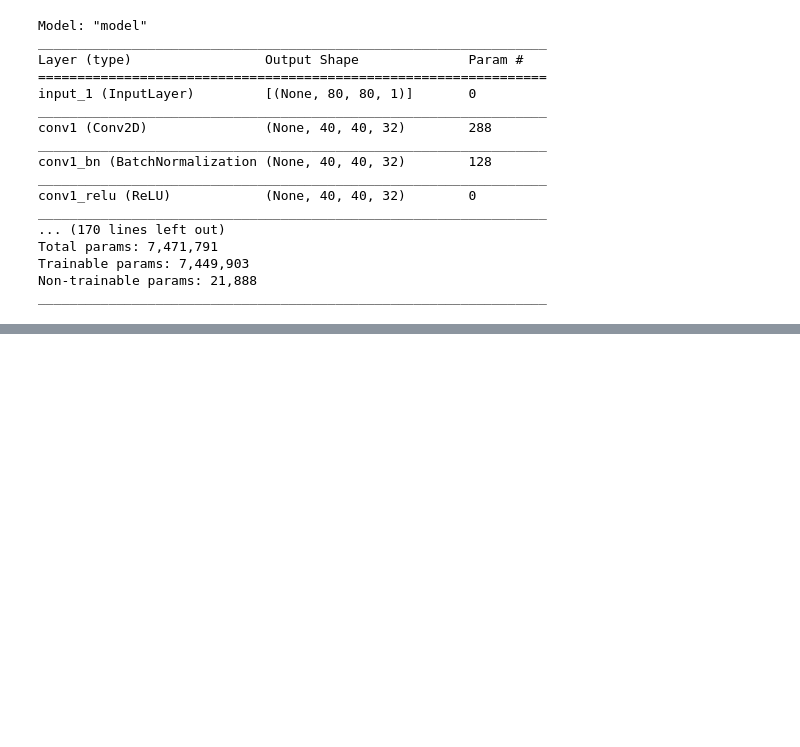
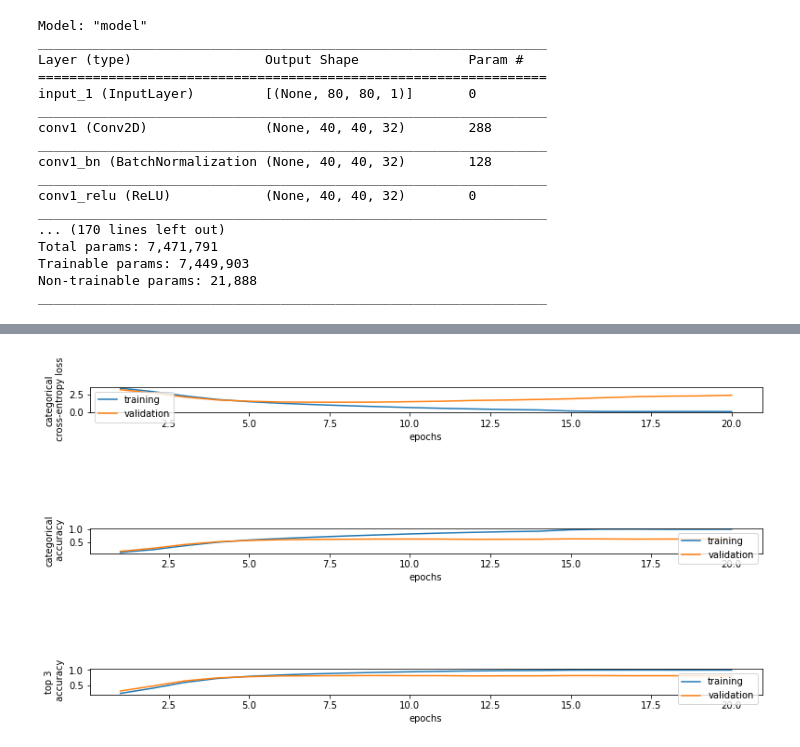
Before and after one commit to datascisteven/Flictionary, a Jupyter notebook: notebooks/cnn.ipynb, the cells around one changed output, grey strips where cells are left out. Cells and saved outputs as stored; diff of their text form; code cells hidden in the pictures; blank space fills up the shorter version.

```diff
--- a/notebooks/cnn.ipynb
+++ b/notebooks/cnn.ipynb
@@ -214 +316,37 @@ Epoch 00020: saving model to /content/drive/MyDrive/Colab Notebooks/Flictionary/
+# %%
+def train_val_metrics(epochs, model_training):
+    epochs = range(1, epochs+1)
+    metrics = model_training
+    train_loss = metrics['categorical_crossentropy']
+    train_acc = metrics['categorical_accuracy']
+    train_acc_2 = metrics['top_3_accuracy']
+    val_loss = metrics['val_categorical_crossentropy']
+    val_acc = metrics['val_categorical_accuracy']
+    val_acc_2 = metrics['val_top_3_accuracy']
+
+
+    ax = plt.subplot(311)
+    train, = ax.plot(epochs, train_loss)
+    val, = ax.plot(epochs, val_loss)
+    ax.legend([train, val], ['training', 'validation'])
+    ax.set(xlabel='epochs', ylabel='categorical\n cross-entropy loss')
+
+    ax2 = plt.subplot(312)
+    train2, = ax2.plot(epochs, train_acc)
+    val2, = ax2.plot(epochs, val_acc)
+    ax2.legend([train2, val2], ['training', 'validation'])
+    ax2.set(xlabel='epochs', ylabel='categorical\n accuracy')
+
+    ax3 = plt.subplot(313)
+    train3, = ax3.plot(epochs, train_acc_2)
+    val3, = ax3.plot(epochs, val_acc_2)
+    ax3.legend([train3, val3], ['training', 'validation'])
+    ax3.set(xlabel='epochs', ylabel='top 3\n accuracy')
+
+    plt.tight_layout(h_pad=5, w_pad=5)
+    plt.gcf().set_size_inches(12, 6)
+# %%
+train_val_metrics(20, history)
+# %% [output]
+[figure, added]
 # %%
```
Also changed, not shown: parts of 31 cells of this notebook, 5 other files.
